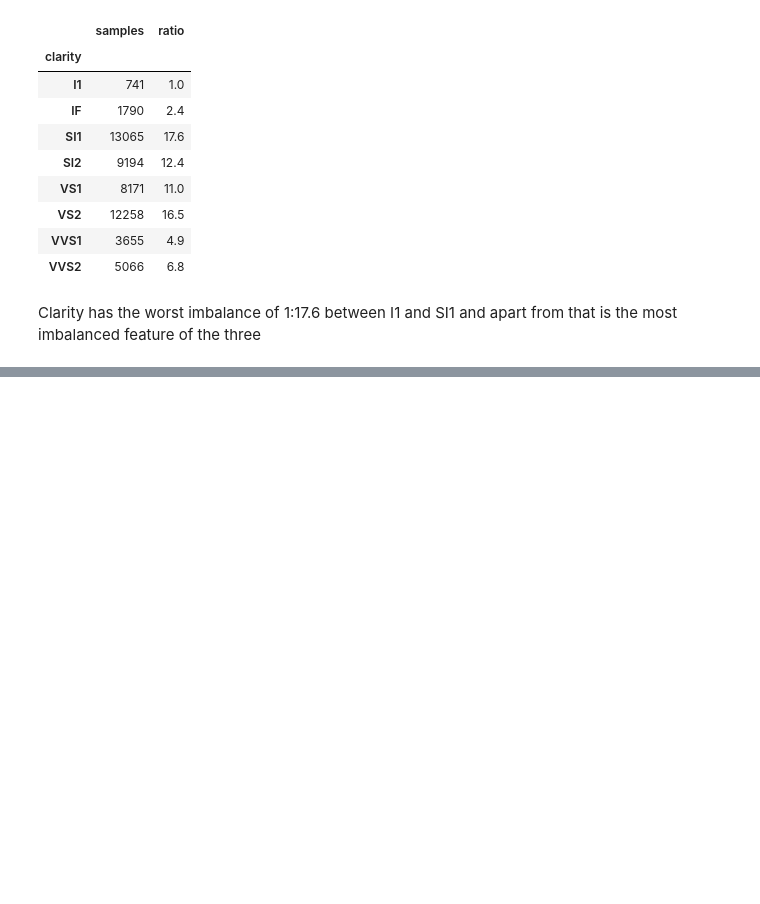
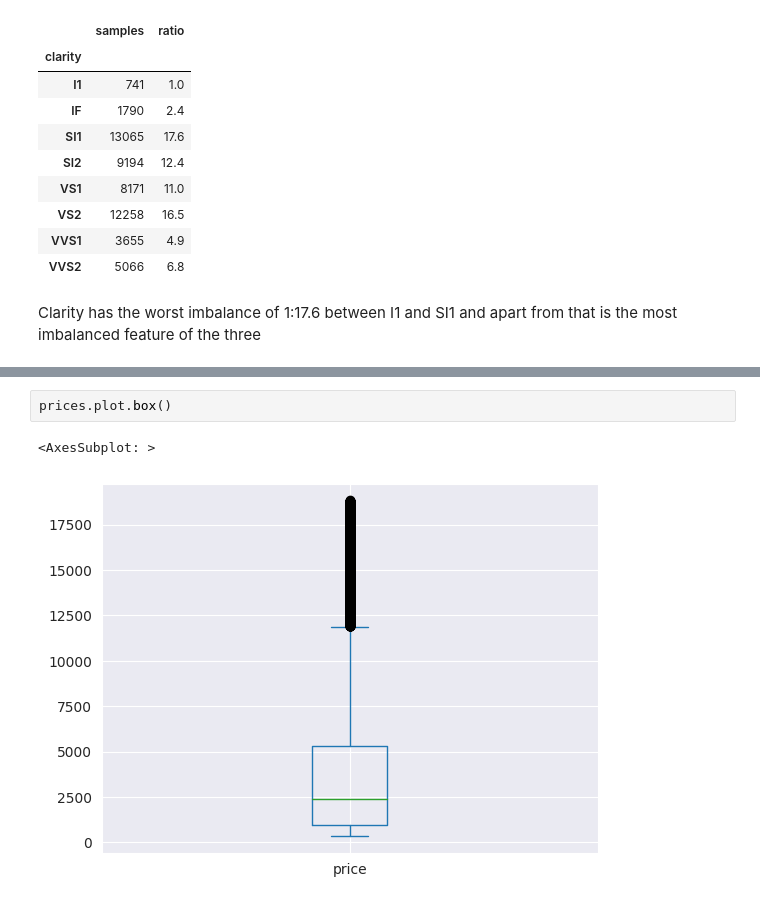
Before and after one commit to fweingartshofer/mc-ml, a Jupyter notebook: 01_diamond_prices.ipynb, the cells around one changed output, grey strips where cells are left out. Drawn from its saved outputs; the diff is of its cells as text; blank space fills up the shorter version.

```diff
--- a/01_diamond_prices.ipynb
+++ b/01_diamond_prices.ipynb
@@ -102,0 +116,5 @@ Clarity has the worst imbalance of 1:17.6 between I1 and SI1 and apart from that
+# %%
+prices.plot.box()
+# %% [output]
+<AxesSubplot: >
+[figure, added]
```
Also changed, not shown: parts of 30 cells of this notebook.
